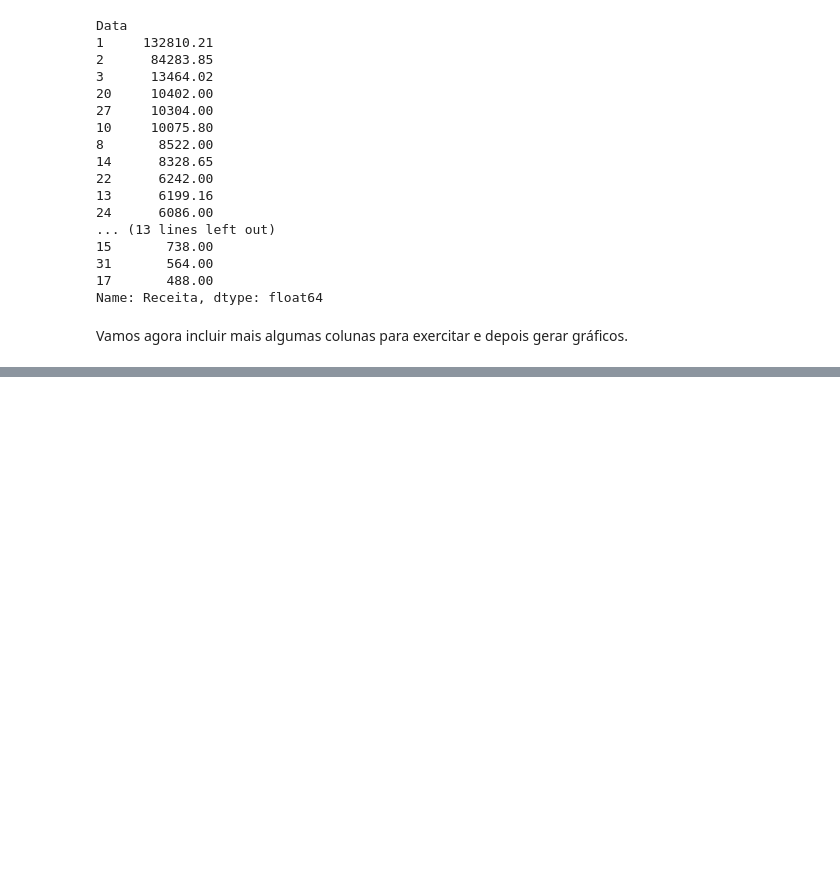
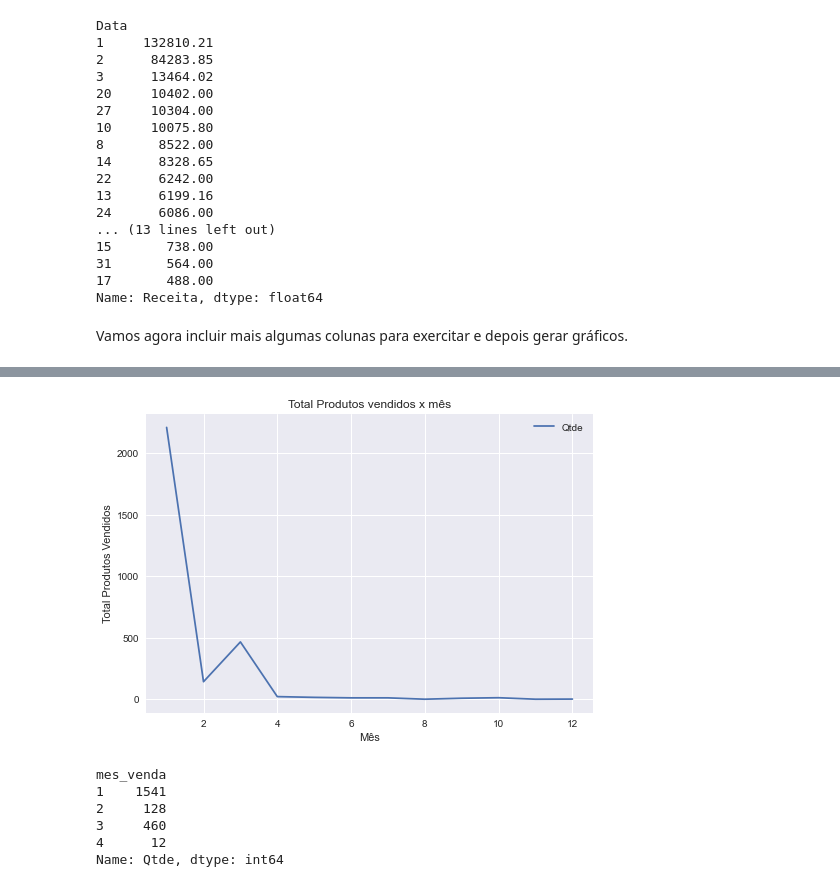
Before and after one commit to PRPAJ/dio_analise_de_dados_pandas, a Jupyter notebook: Analise_de_Dados_com_Pandas.ipynb, the cells around one changed output, grey strips where cells are left out. Saved outputs shown, nothing was run; the diff lists cells and outputs as text; code cells hidden in the pictures; blank space fills up the shorter version.

```diff
--- a/Analise_de_Dados_com_Pandas.ipynb
+++ b/Analise_de_Dados_com_Pandas.ipynb
@@ -192,0 +325,18 @@ Vamos agora incluir mais algumas colunas para exercitar e depois gerar gráficos
+# %%
+df.groupby(df["mes_venda"])["Qtde"].sum().plot(title = "Total Produtos vendidos x mês")
+plt.xlabel("Mês")
+plt.ylabel("Total Produtos Vendidos")
+plt.legend();
+# %% [output]
+[figure, added]
+# %%
+#Selecionando apenas as vendas de 2019
+df_2019 = df[df["Ano_Venda"] == 2019]
+df_2019.groupby(df_2019["mes_venda"])["Qtde"].sum()
+# %% [output]
+mes_venda
+1    1541
+2     128
+3     460
+4      12
+Name: Qtde, dtype: int64
```
Also changed, not shown: parts of 20 cells of this notebook.
